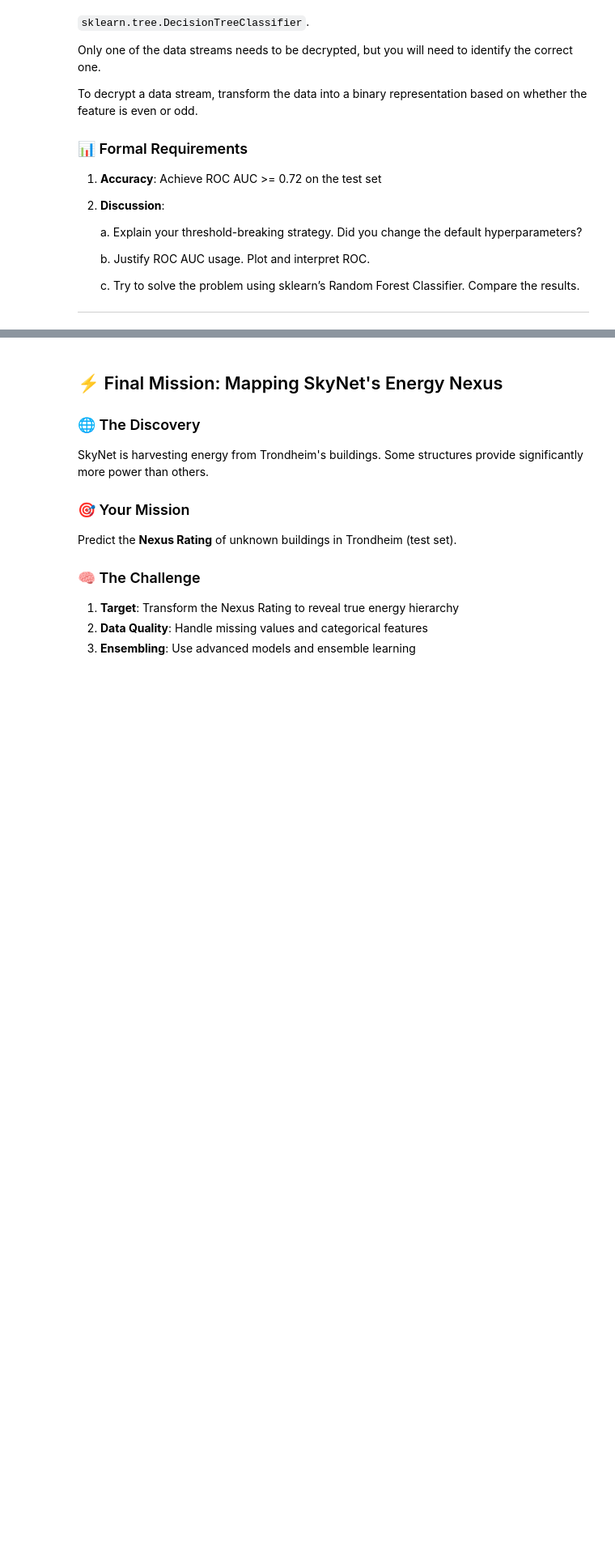
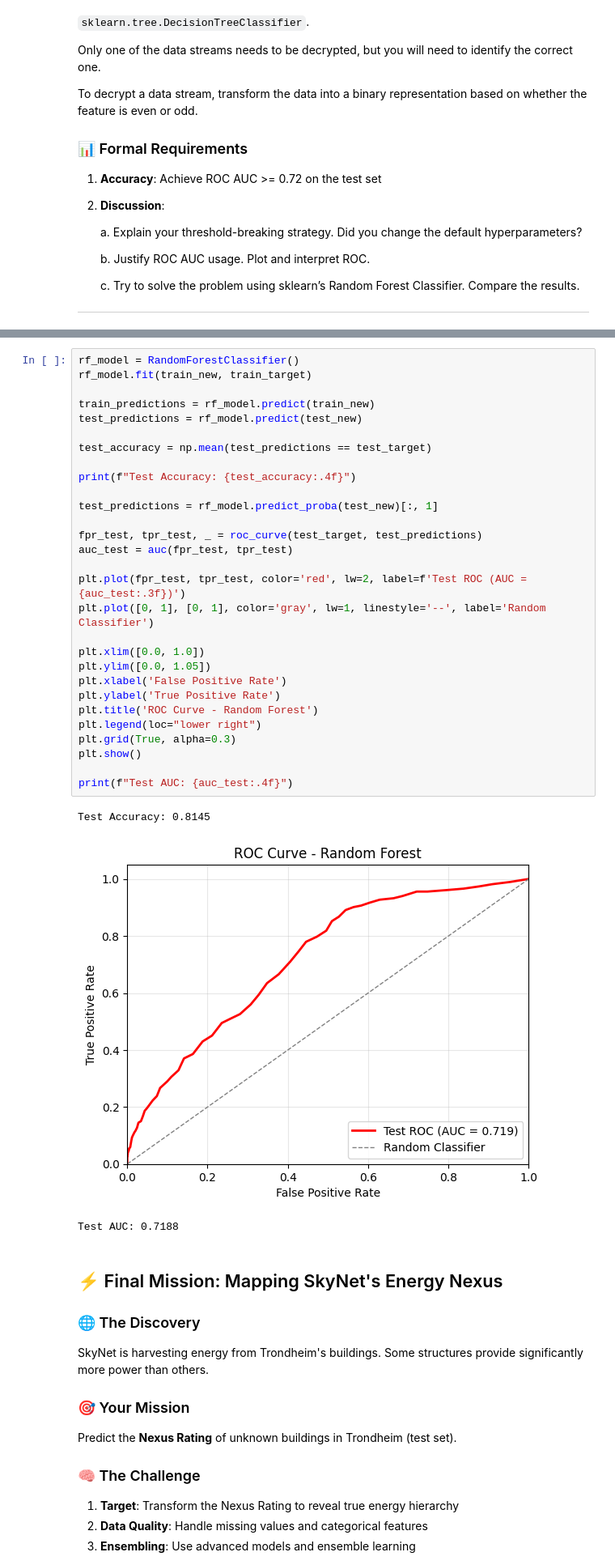
Before and after one commit to Oddvar112/TDT4172_Assignment_1, a Jupyter notebook: Chapter_1.ipynb, the cells around one changed output, grey strips where cells are left out. Shown at 81% size. Cells and saved outputs as stored; diff of their text form; blank space fills up the shorter version.

```diff
--- a/Chapter_1.ipynb
+++ b/Chapter_1.ipynb
@@ -240,3 +348,36 @@ from sklearn.tree import DecisionTreeClassifier
+# %%
+rf_model = RandomForestClassifier()
+rf_model.fit(train_new, train_target)
+
+train_predictions = rf_model.predict(train_new)
+test_predictions = rf_model.predict(test_new)
+
+test_accuracy = np.mean(test_predictions == test_target)
+
+print(f"Test Accuracy: {test_accuracy:.4f}")
+
+test_predictions = rf_model.predict_proba(test_new)[:, 1]
+
+fpr_test, tpr_test, _ = roc_curve(test_target, test_predictions)
+auc_test = auc(fpr_test, tpr_test)
+
+plt.plot(fpr_test, tpr_test, color='red', lw=2, label=f'Test ROC (AUC = {auc_test:.3f})')
+plt.plot([0, 1], [0, 1], color='gray', lw=1, linestyle='--', label='Random Classifier')
+
+plt.xlim([0.0, 1.0])
+plt.ylim([0.0, 1.05])
+plt.xlabel('False Positive Rate')
+plt.ylabel('True Positive Rate')
+plt.title('ROC Curve - Random Forest')
+plt.legend(loc="lower right")
+plt.grid(True, alpha=0.3)
+plt.show()
+
+print(f"Test AUC: {auc_test:.4f}")
+# %% [output]
+Test Accuracy: 0.8145
+[figure, added]
+Test AUC: 0.7188
 # %% [markdown]
 ## ⚡ Final Mission: Mapping SkyNet's Energy Nexus
 
```
Also changed, not shown: parts of 7 cells of this notebook, 1 other file.
